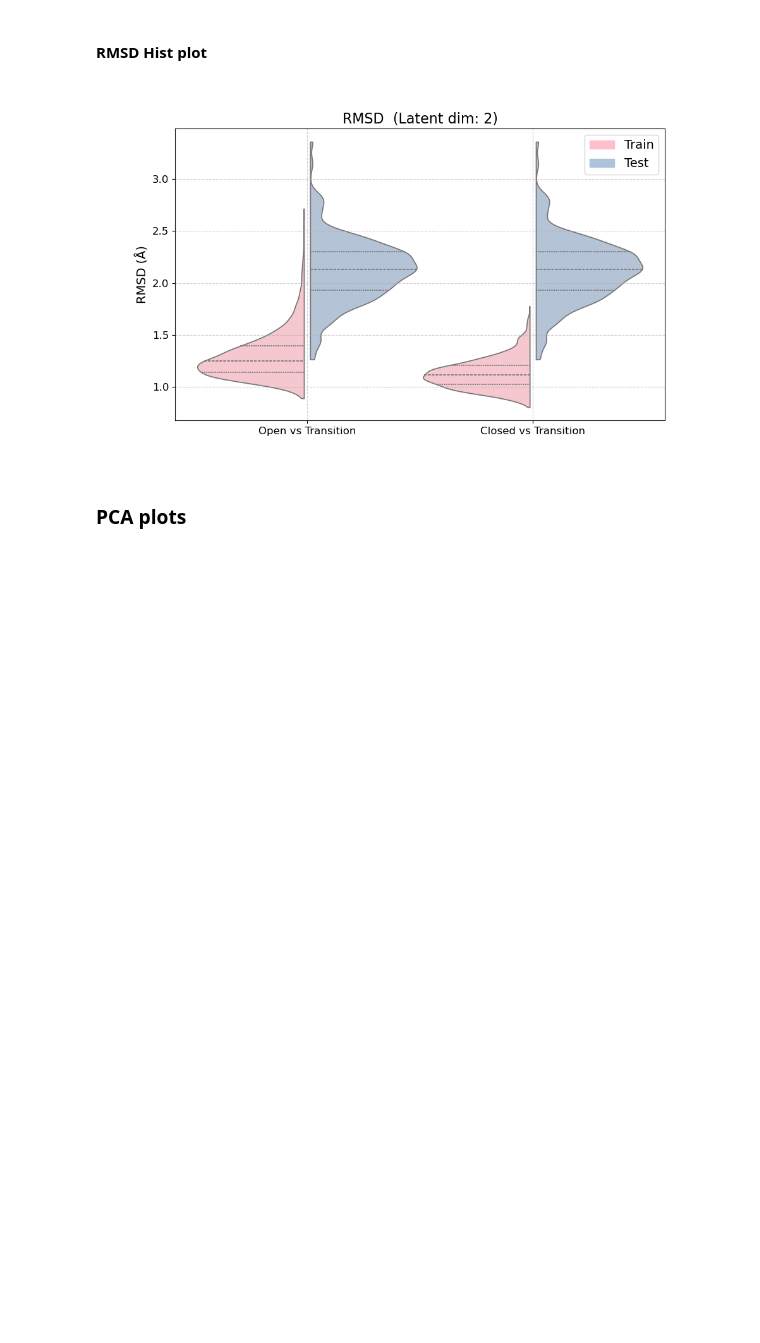
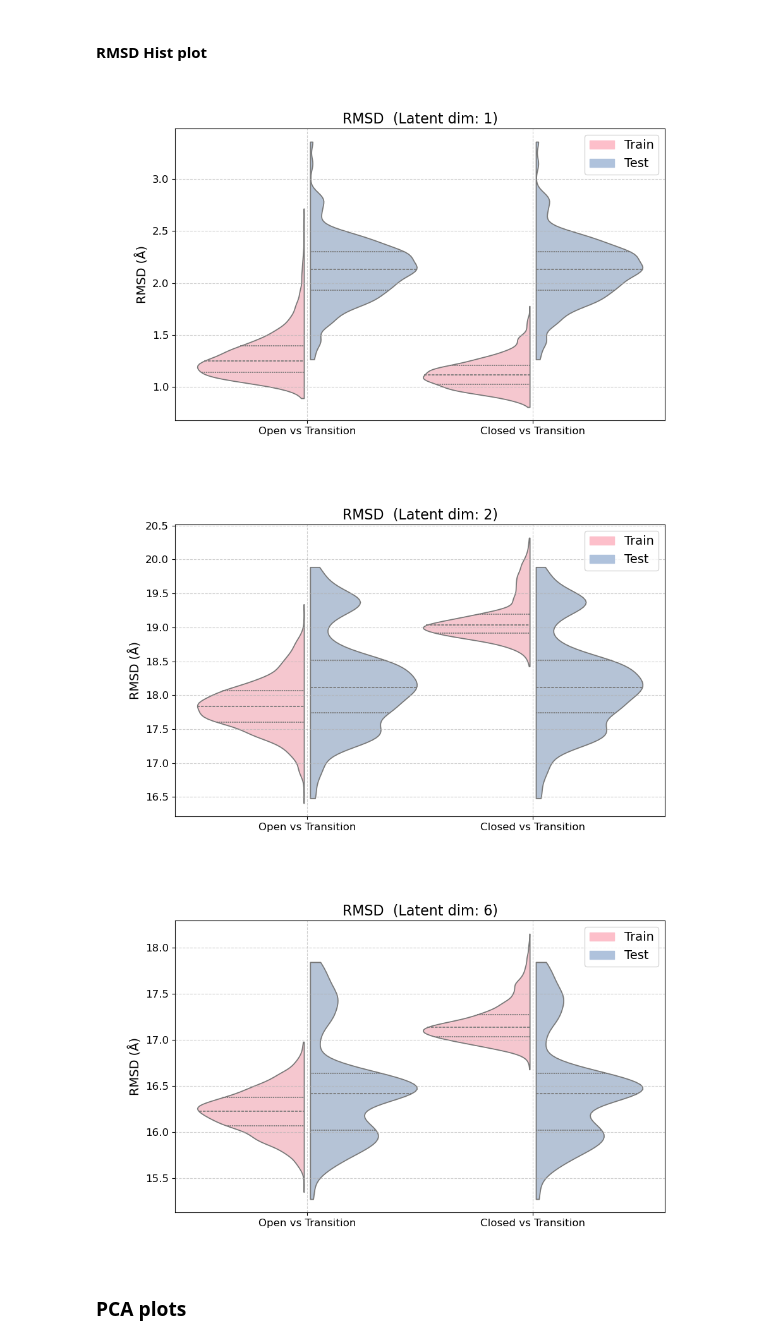
Before and after one commit to briandaniel14/molearn, a Jupyter notebook: analysis/cnn_multi_latent_z.ipynb, the cells around one changed output. Saved outputs shown, nothing was run; the diff lists cells and outputs as text; code cells hidden in the pictures; blank space fills up the shorter version.

```diff
--- a/analysis/cnn_multi_latent_z.ipynb
+++ b/analysis/cnn_multi_latent_z.ipynb
@@ -128,9 +128,9 @@ def print_encoder_shapes(model, n_atoms):
     print(f"\nFinal latent shape: {x.shape}")
     return x
 
-# Test with your model
 
-latent_z = 2
+
+latent_z = 1
 
 print("=" * 60)
 print(f"ENCODER FORWARD PASS - latent_z={latent_z}")
@@ -185,26 +185,28 @@ plt.show()
 # %%
 from molearn.analysis.plot import plot_rmsd_hist
 
-latent_zs = [2]
+latent_zs = [1, 2, 6]
 
 for latent_z in latent_zs:
     rmsd_train_open = MAs[latent_z].get_error('train_open')
     rmsd_train_closed = MAs[latent_z].get_error('train_closed')
     rmsd_test_trans = MAs[latent_z].get_error('test_trans')
 
     rmsd_plot_data = [
         ("train_open", "test_trans", "Open vs Transition", "train", "test"),
         ("train_closed", "test_trans", "Closed vs Transition", "train", "test"),
     ]
 
     plot_rmsd_hist(
         MAs[latent_z],
         plot_data=rmsd_plot_data,
         dpi=150,
         latent_dim=latent_z,
     )
 # %% [output]
 [figure]
+[figure, added]
+[figure, added]
 # %% [markdown]
 ### PCA plots
 # %%
```
Also changed, not shown: parts of 4 cells of this notebook, 2 other files.
